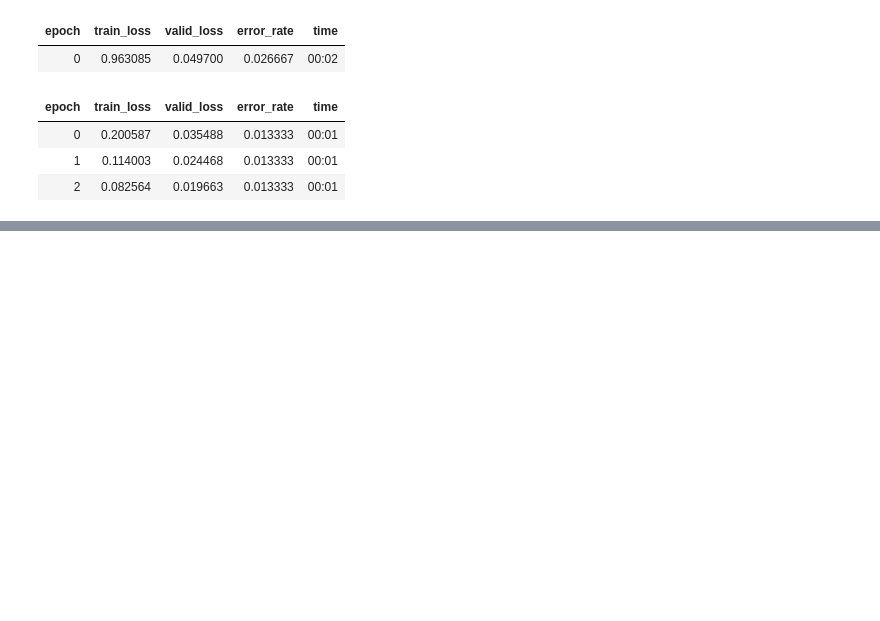
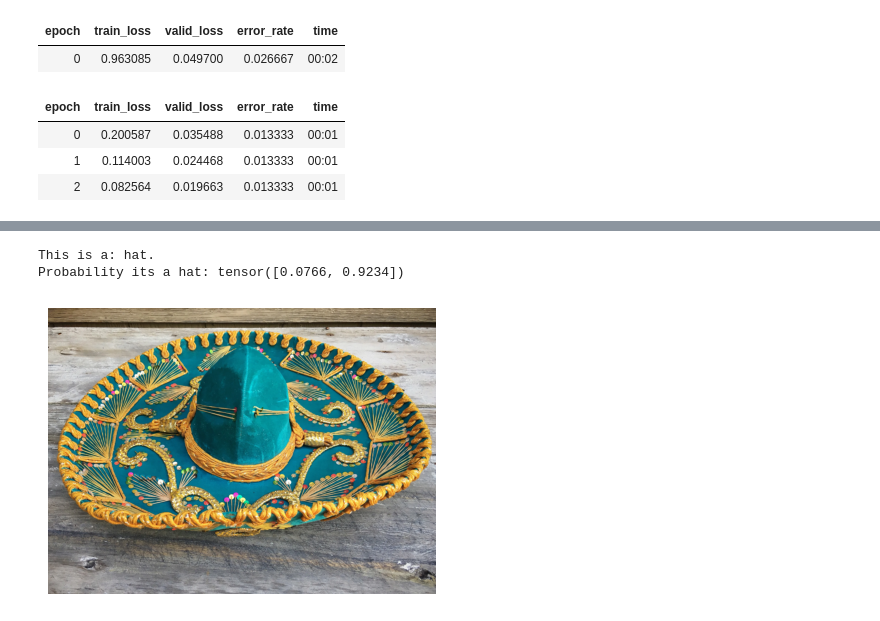
Before and after one commit to meersajid/colabs, a Jupyter notebook: FAI_Lecture01.ipynb, the cells around one changed output, grey strips where cells are left out. Drawn from its saved outputs; the diff is of its cells as text; code cells hidden in the pictures; blank space fills up the shorter version.

```diff
--- a/FAI_Lecture01.ipynb
+++ b/FAI_Lecture01.ipynb
@@ -41,3 +41,10 @@ Downloading: "https://download.pytorch.org/models/resnet18-f37072fd.pth" to /roo
 | 0 | 0.200587 | 0.035488 | 0.013333 | 00:01 |
 | 1 | 0.114003 | 0.024468 | 0.013333 | 00:01 |
 | 2 | 0.082564 | 0.019663 | 0.013333 | 00:01 |
+# %%
+img = PILImage.create('/content/hat.jpg')
+img.show()
+is_hat,_,probs = learn.predict(img)
+print(f'This is a: {is_hat}.')
+print(f'Probability its a hat: {probs}')
+# %% [output]
@@ -44 +52,4 @@ Downloading: "https://download.pytorch.org/models/resnet18-f37072fd.pth" to /roo
+This is a: hat.
+Probability its a hat: tensor([0.0766, 0.9234])
+[figure, added]
 # %%
```
Also changed, not shown: parts of 3 cells of this notebook.
